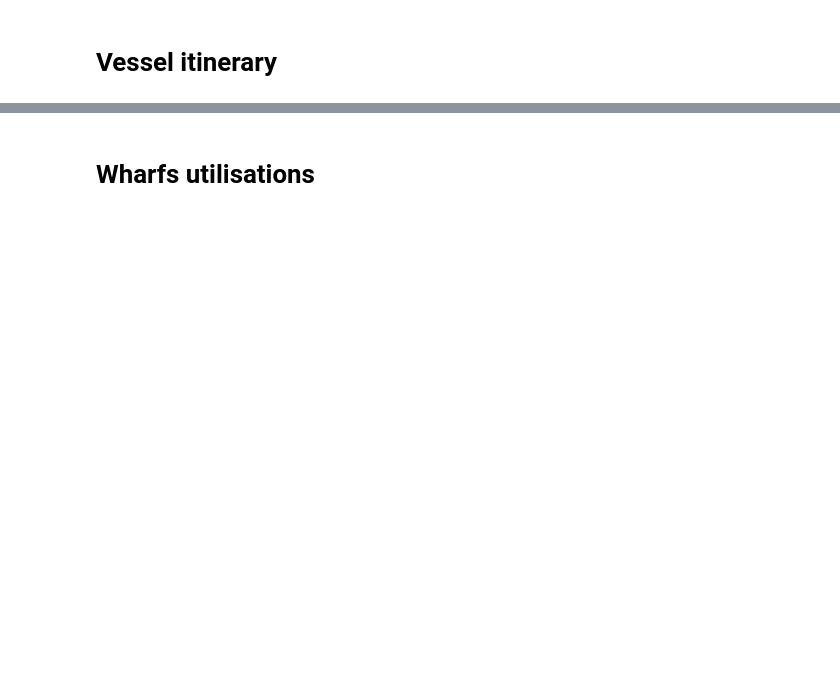
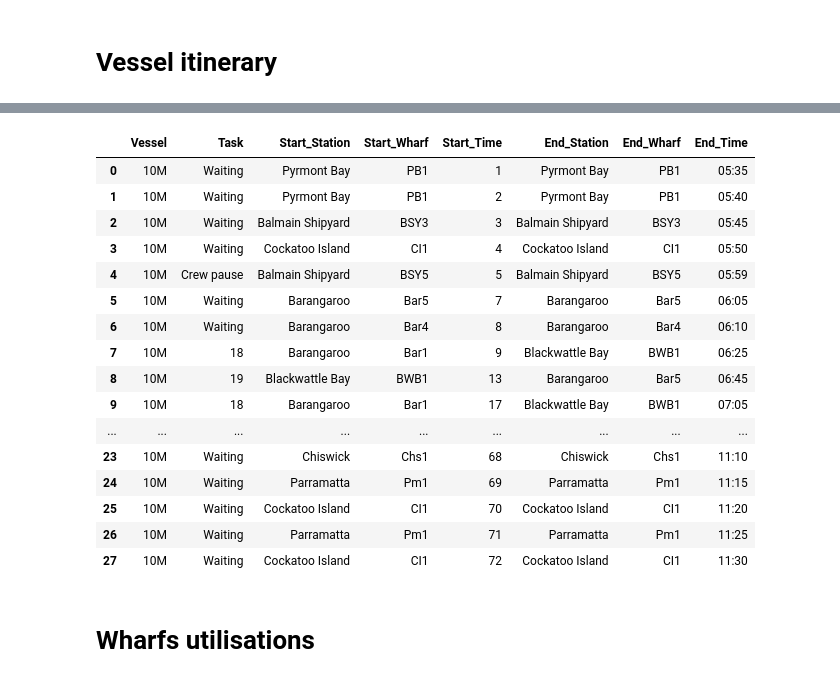
Before and after one commit to ricardo3709/FerryILP, a Jupyter notebook: ILPimplementation/ResultsProcessDraft.ipynb, the cells around one changed output, grey strips where cells are left out. Drawn from its saved outputs; the diff is of its cells as text; code cells hidden in the pictures; blank space fills up the shorter version.

```diff
--- a/ILPimplementation/ResultsProcessDraft.ipynb
+++ b/ILPimplementation/ResultsProcessDraft.ipynb
@@ -155,16 +156,3 @@ z_df = load_and_process_data('output_files/z_wj_results.csv',['Wharf', 'Line'],{
 Zp_df = load_and_process_data('output_files/Z_prime_lwt_results.csv',['Line', 'Wharf', 'Time'],{'Line': int, 'Time': int})
 
 Z_df = load_and_process_data('output_files/Z_lwt_results.csv',['Line', 'Wharf', 'Time'],{'Line': int, 'Time': int})
-# %%
-# start stations from line and wharf data
-Start_S = dict(zip(line_df['Line_No'].astype(str), line_df['O']))
-Start_S.update(dict(zip(wharf_df['Wharf_No'], wharf_df['Station'])))
-
-# end stations from line and wharf data
-End_S = dict(zip(line_df['Line_No'].astype(str), line_df['T']))
-End_S.update(dict(zip(wharf_df['Wharf_No'], wharf_df['Station'])))
-
-# start wharfs from z_df
-Start_wharf = dict(zip(z_df['Line'].astype(str), z_df['Wharf']))
-
-# end wharfs from Zp_df will be determined later
@@ -238,7 +224,7 @@ cal_timetable(5)
 # %%
 # Load data
 y_df = load_and_process_data('output_files/y_vjt_results.csv',['Vessel', 'Task', 'Start_Time'],{'Start_Time': int})
-
+y_df
 # Extract and clean up Wharf details
 y_df['Start_Wharf'] = y_df['Task'].apply(lambda x: x.split('_')[-1].strip())
 y_df['End_Wharf'] = y_df['Start_Wharf']
@@ -248,11 +234,15 @@ y_df['Start_Station'] = y_df['Start_Wharf'].apply(lambda x: Start_S.get(x, 'Unkn
 y_df['End_Station'] = y_df['Start_Wharf'].apply(lambda x: End_S.get(x, 'Unknown Station'))
 
 # Update Task based on specific keywords or conditions
+Bplus = ['CQ2', 'CQ4', 'CQ5', 'Bar1', 'Bar2', 'Chs1', 'Cab1', 'SOP1', 'Pm1', 'WB1', 'RB1', 'CI1', 'PB1']
+Bc = ['cp_CQ1', 'cp_CQ2', 'cp_CQ3', 'cp_CQ4', 'cp_CQ5', 'cp_Bar1', 'cp_Bar2', 'cp_Bar4', 'cp_Bar5', 'cp_BSY1', 'cp_BSY2', 'cp_BSY3', 'cp_BSY4', 'cp_BSY5', 'cp_BSY6']
+B = ['CQ1', 'CQ3', 'Bar4', 'Bar5', 'BSY1', 'BSY2', 'BSY3', 'BSY4', 'BSY5', 'BSY6', 'phi_CQ2', 'phi_CQ4', 'phi_CQ5', 'phi_Bar1', 'phi_Bar2', 'phi_Chs1', 'phi_Cab1', 'phi_SOP1', 'phi_Pm1', 'phi_WB1', 'phi_RB1', 'phi_CI1', 'phi_PB1']
+
 y_df['Task'] = y_df['Task'].apply(
-    lambda x: 'Charging' if x.strip().lower().startswith('phi') else
-              'Crew pause' if x.strip().lower().startswith('cp') else
-              x.strip() if x.strip().isdigit() else
-              'Waiting'
+    lambda x: 'Waiting' if x in B else
+              'Crew pause' if x in Bc else
+              'Charging' if x in Bplus else
+              f"{x}"
 )
 
 # Initial transformations for Start_Wharf and End_Wharf
@@ -268,7 +258,7 @@ y_df = y_df[['Vessel', 'Task', 'Start_Station', 'Start_Wharf', 'Start_Time', 'En
 # Function to calculate vessel itinerary
 def cal_itinerary(vessel):
     itinerary = y_df[y_df['Vessel'] == vessel].sort_values('Start_Time')
-    itinerary['Start_Time'] = itinerary['Start_Time'].apply(lambda x: cal_time(x).strftime('%H:%M'))
+    # itinerary['Start_Time'] = itinerary['Start_Time'].apply(lambda x: cal_time(x).strftime('%H:%M'))
     itinerary.reset_index(inplace=True, drop=True)
     return itinerary
 # %%
@@ -279,2 +271,20 @@ xi_jj_results[('phi_PB1',11)]
 # %%
-cal_itinerary('FF6')
+cal_itinerary('10M')
+# %% [output]
+|  | Vessel | Task | Start_Station | Start_Wharf | Start_Time | End_Station | End_Wharf | End_Time |
+| 0 | 10M | Waiting | Pyrmont Bay | PB1 | 1 | Pyrmont Bay | PB1 | 05:35 |
+| 1 | 10M | Waiting | Pyrmont Bay | PB1 | 2 | Pyrmont Bay | PB1 | 05:40 |
+| 2 | 10M | Waiting | Balmain Shipyard | BSY3 | 3 | Balmain Shipyard | BSY3 | 05:45 |
+| 3 | 10M | Waiting | Cockatoo Island | CI1 | 4 | Cockatoo Island | CI1 | 05:50 |
+| 4 | 10M | Crew pause | Balmain Shipyard | BSY5 | 5 | Balmain Shipyard | BSY5 | 05:59 |
+| 5 | 10M | Waiting | Barangaroo | Bar5 | 7 | Barangaroo | Bar5 | 06:05 |
+| 6 | 10M | Waiting | Barangaroo | Bar4 | 8 | Barangaroo | Bar4 | 06:10 |
+| 7 | 10M | 18 | Barangaroo | Bar1 | 9 | Blackwattle Bay | BWB1 | 06:25 |
+| 8 | 10M | 19 | Blackwattle Bay | BWB1 | 13 | Barangaroo | Bar5 | 06:45 |
+| 9 | 10M | 18 | Barangaroo | Bar1 | 17 | Blackwattle Bay | BWB1 | 07:05 |
+| ... | ... | ... | ... | ... | ... | ... | ... | ... |
+| 23 | 10M | Waiting | Chiswick | Chs1 | 68 | Chiswick | Chs1 | 11:10 |
+| 24 | 10M | Waiting | Parramatta | Pm1 | 69 | Parramatta | Pm1 | 11:15 |
+| 25 | 10M | Waiting | Cockatoo Island | CI1 | 70 | Cockatoo Island | CI1 | 11:20 |
+| 26 | 10M | Waiting | Parramatta | Pm1 | 71 | Parramatta | Pm1 | 11:25 |
+| 27 | 10M | Waiting | Cockatoo Island | CI1 | 72 | Cockatoo Island | CI1 | 11:30 |
```
Also changed, not shown: parts of 7 cells of this notebook, 22 other files.
